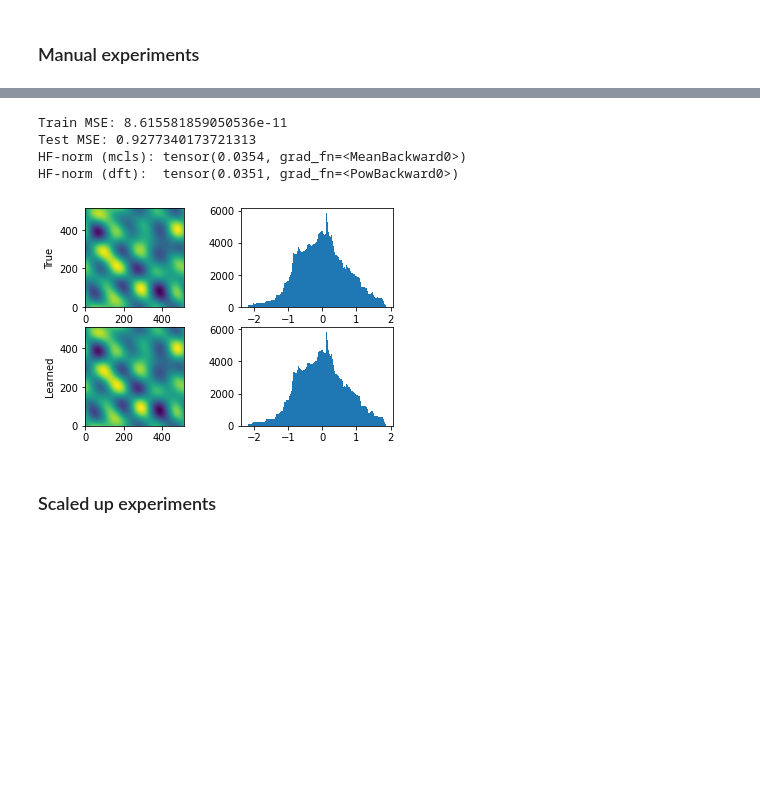
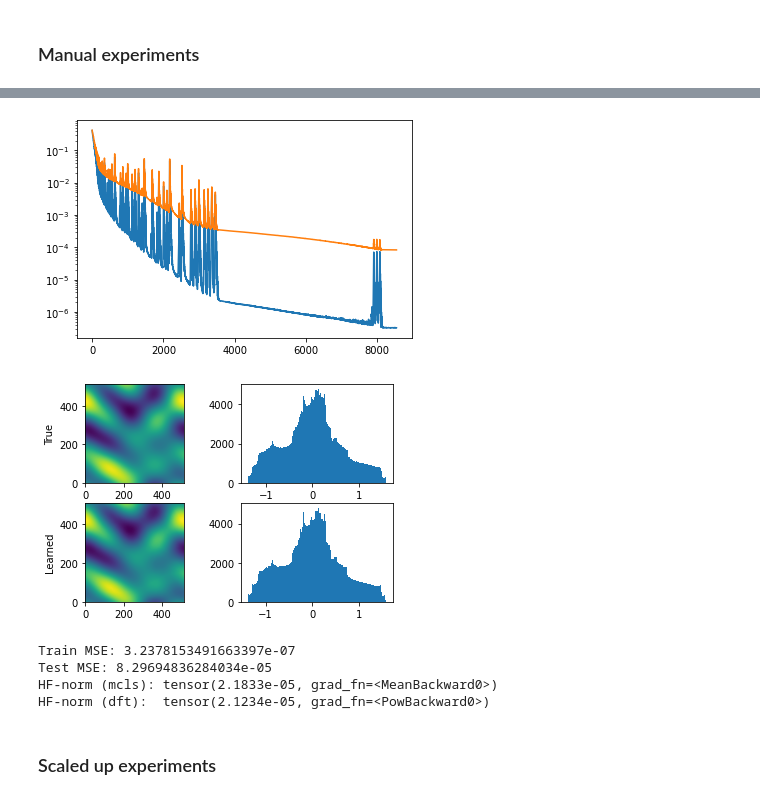
Before and after one commit to ed1d1a8d/scaling, a Jupyter notebook: notebooks/nn-harmonic-reg.ipynb, the cells around one changed output, grey strips where cells are left out. Saved outputs shown, nothing was run; the diff lists cells and outputs as text; code cells hidden in the pictures; blank space fills up the shorter version.

```diff
--- a/notebooks/nn-harmonic-reg.ipynb
+++ b/notebooks/nn-harmonic-reg.ipynb
@@ -154,7 +195,7 @@ def run_nn_exp(
 TRUE_HF = HarmonicFn(
     HarmonicFnConfig(
         input_dim=2,
-        freq_limit=3,
+        freq_limit=2,
         num_components=16,
     )
 )
@@ -167,11 +208,11 @@ TRUE_HF.viz_2d(side_samples=512, pad=(0, 0));
 dm = HypercubeDataModule(
     fn=TRUE_HF,
     input_dim=TRUE_HF.cfg.input_dim,
-    n_train=300,
+    n_train=128,
     n_val=512,
     train_seed=-1,
-    val_seed=100,
+    val_seed=42,
     num_workers=0,
-    batch_size=128,
+    batch_size=256,
 )
 # %%
@@ -224,49 +266,55 @@ Epoch   221: reducing learning rate of group 0 to 3.0000e-03.
-# %%
-
-print("Train MSE:", get_mse(model=fn_hat, dl=dm.train_dataloader(shuffle=False)))
-print("Test MSE:", get_mse(model=fn_hat, dl=dm.val_dataloader()))
-
-print(
-    "HF-norm (mcls):",
-    bw_loss.high_freq_norm_mcls(
-        fn=fn_hat,
-        input_dim=fn_hat.cfg.input_dim,
-        freq_limit=3,
-        n_samples=10_000,
-        device=fn_hat.device,
-    ),
-)
-print(
-    "HF-norm (dft): ",
-    bw_loss.high_freq_norm_dft(
-        fn=fn_hat,
-        input_dim=fn_hat.cfg.input_dim,
-        freq_limit=3,
-        side_samples=512,
-        device=fn_hat.device,
-    ),
-)
-# %% [output]
-Train MSE: 8.615581859050536e-11
-Test MSE: 0.9277340173721313
-HF-norm (mcls): tensor(0.0354, grad_fn=<MeanBackward0>)
-HF-norm (dft):  tensor(0.0351, grad_fn=<PowBackward0>)
 # %%
+fn_hat.cpu()
+mh.train_mse.plot()
+mh.val_mse.plot()
+plt.yscale("log")
+plt.show()
+
 plt.subplot(2, 2, 1)
 img = TRUE_HF.viz_2d(side_samples=512, pad=(0, 0), value=0.42)
 plt.ylabel("True");
 
 plt.subplot(2, 2, 2)
 plt.hist(img.flatten(), bins=128)
 
 plt.subplot(2, 2, 3)
 img = fn_hat.viz_2d(side_samples=512, pad=(0, 0), value=0.42)
 plt.ylabel("Learned");
 
 plt.subplot(2, 2, 4)
 plt.hist(img.flatten(), bins=128);
 # %% [output]
-[figure, old version]
+[figure, new version]
+[figure, added]
+# %%
+print("Train MSE:", get_mse(model=fn_hat, dl=dm.train_dataloader(shuffle=False)))
+print("Test MSE:", get_mse(model=fn_hat, dl=dm.val_dataloader()))
+
+print(
+    "HF-norm (mcls):",
+    bw_loss.high_freq_norm_mcls(
+        fn=fn_hat,
+        input_dim=fn_hat.cfg.input_dim,
+        freq_limit=3,
+        n_samples=10_000,
+        device=fn_hat.device,
+    ),
+)
+print(
+    "HF-norm (dft): ",
+    bw_loss.high_freq_norm_dft(
+        fn=fn_hat,
+        input_dim=fn_hat.cfg.input_dim,
+        freq_limit=3,
+        side_samples=512,
+        device=fn_hat.device,
+    ),
+)
+# %% [output]
+Train MSE: 3.2378153491663397e-07
+Test MSE: 8.29694836284034e-05
+HF-norm (mcls): tensor(2.1833e-05, grad_fn=<MeanBackward0>)
+HF-norm (dft):  tensor(2.1234e-05, grad_fn=<PowBackward0>)
 # %% [markdown]
 ### Scaled up experiments
 # %%
```
Also changed, not shown: parts of 12 cells of this notebook, 4 other files.
